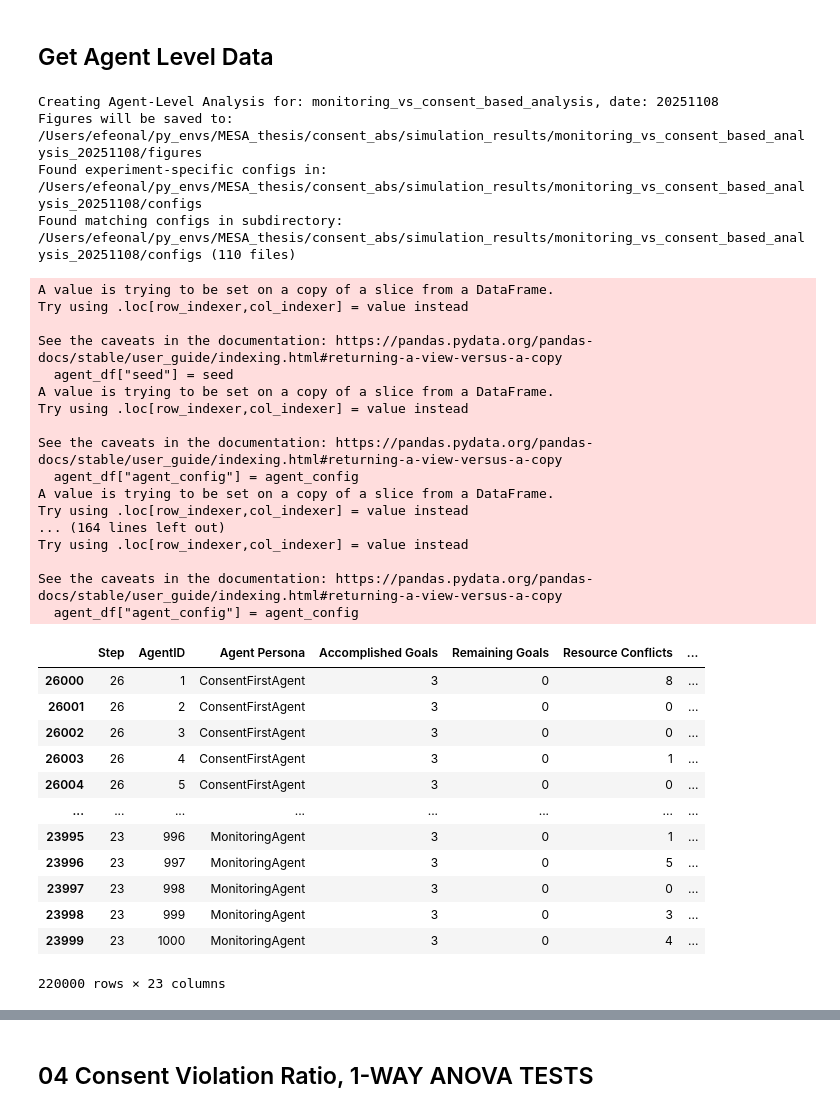
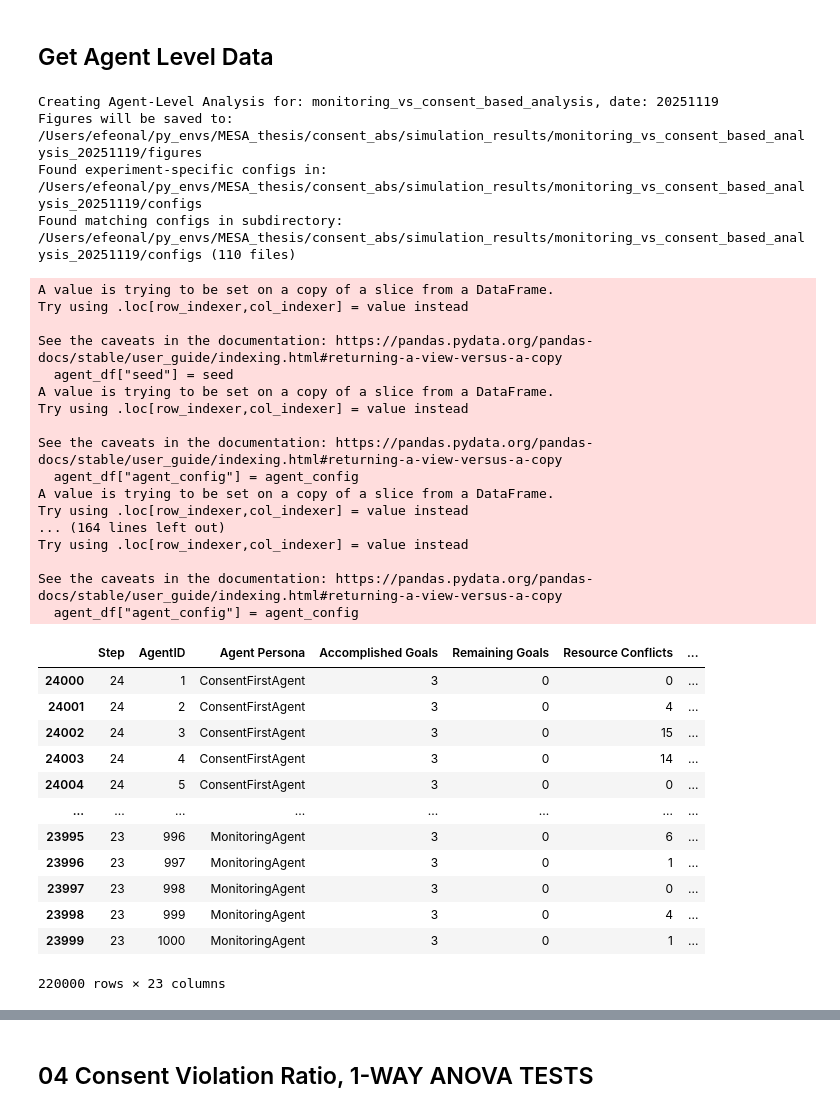
Before and after one commit to efe-onal-2016400267/consent_abs, a Jupyter notebook: analysis_scripts/DAVA_statistical_tests.ipynb, the cells around one changed output, grey strips where cells are left out. Drawn from its saved outputs; the diff is of its cells as text; code cells hidden in the pictures.

```diff
--- a/analysis_scripts/DAVA_statistical_tests.ipynb
+++ b/analysis_scripts/DAVA_statistical_tests.ipynb
@@ -22,7 +22,7 @@ sns.set_palette("husl")
 # Specify the experiment name and date to analyze
 # Set experiment_name to None to analyze all experiments
 experiment_name = "monitoring_vs_consent_based_analysis"
-experiment_date = "20251108"  # Format: YYYYMMDD
+experiment_date = "20251119"  # Format: YYYYMMDD
 # Note: The actual data is in the directory: monitoring_vs_consent_based_analysis_20251108
 # %%
 def extract_experiment_info(config_filename):
@@ -652,43 +652,43 @@ def create_agent_level_analysis(experiment_name=None, experiment_date=None):
     all_agent_values_df_all_steps["monitoring_count"] = all_agent_values_df_all_steps["agent_config"].str.split("-").str[-1].astype(int)
     return all_agent_values_df, all_agent_values_df_all_steps
 # %%
-final_agent_values, all_agent_values_df_all_steps = create_agent_level_analysis(experiment_name="monitoring_vs_consent_based_analysis", experiment_date="20251108")
+final_agent_values, all_agent_values_df_all_steps = create_agent_level_analysis(experiment_name="monitoring_vs_consent_based_analysis", experiment_date="20251119")
 #agent_mean_df
 final_agent_values
 # %% [output]
-Creating Agent-Level Analysis for: monitoring_vs_consent_based_analysis, date: 20251108
-Figures will be saved to: /Users/efeonal/py_envs/MESA_thesis/consent_abs/simulation_results/monitoring_vs_consent_based_analysis_20251108/figures
-Found experiment-specific configs in: /Users/efeonal/py_envs/MESA_thesis/consent_abs/simulation_results/monitoring_vs_consent_based_analysis_20251108/configs
-Found matching configs in subdirectory: /Users/efeonal/py_envs/MESA_thesis/consent_abs/simulation_results/monitoring_vs_consent_based_analysis_20251108/configs (110 files)
+Creating Agent-Level Analysis for: monitoring_vs_consent_based_analysis, date: 20251119
+Figures will be saved to: /Users/efeonal/py_envs/MESA_thesis/consent_abs/simulation_results/monitoring_vs_consent_based_analysis_20251119/figures
+Found experiment-specific configs in: /Users/efeonal/py_envs/MESA_thesis/consent_abs/simulation_results/monitoring_vs_consent_based_analysis_20251119/configs
+Found matching configs in subdirectory: /Users/efeonal/py_envs/MESA_thesis/consent_abs/simulation_results/monitoring_vs_consent_based_analysis_20251119/configs (110 files)
 A value is trying to be set on a copy of a slice from a DataFrame.
 Try using .loc[row_indexer,col_indexer] = value instead
 
 See the caveats in the documentation: https://pandas.pydata.org/pandas-docs/stable/user_guide/indexing.html#returning-a-view-versus-a-copy
   agent_df["seed"] = seed
 A value is trying to be set on a copy of a slice from a DataFrame.
 Try using .loc[row_indexer,col_indexer] = value instead
 
 See the caveats in the documentation: https://pandas.pydata.org/pandas-docs/stable/user_guide/indexing.html#returning-a-view-versus-a-copy
   agent_df["agent_config"] = agent_config
 A value is trying to be set on a copy of a slice from a DataFrame.
 Try using .loc[row_indexer,col_indexer] = value instead
 ... (164 lines left out)
 Try using .loc[row_indexer,col_indexer] = value instead
 
 See the caveats in the documentation: https://pandas.pydata.org/pandas-docs/stable/user_guide/indexing.html#returning-a-view-versus-a-copy
   agent_df["agent_config"] = agent_config
 |  | Step | AgentID | Agent Persona | Accomplished Goals | Remaining Goals | Resource Conflicts | ... |
-| 26000 | 26 | 1 | ConsentFirstAgent | 3 | 0 | 8 | ... |
-| 26001 | 26 | 2 | ConsentFirstAgent | 3 | 0 | 0 | ... |
-| 26002 | 26 | 3 | ConsentFirstAgent | 3 | 0 | 0 | ... |
-| 26003 | 26 | 4 | ConsentFirstAgent | 3 | 0 | 1 | ... |
-| 26004 | 26 | 5 | ConsentFirstAgent | 3 | 0 | 0 | ... |
+| 24000 | 24 | 1 | ConsentFirstAgent | 3 | 0 | 0 | ... |
+| 24001 | 24 | 2 | ConsentFirstAgent | 3 | 0 | 4 | ... |
+| 24002 | 24 | 3 | ConsentFirstAgent | 3 | 0 | 15 | ... |
+| 24003 | 24 | 4 | ConsentFirstAgent | 3 | 0 | 14 | ... |
+| 24004 | 24 | 5 | ConsentFirstAgent | 3 | 0 | 0 | ... |
 | ... | ... | ... | ... | ... | ... | ... | ... |
-| 23995 | 23 | 996 | MonitoringAgent | 3 | 0 | 1 | ... |
-| 23996 | 23 | 997 | MonitoringAgent | 3 | 0 | 5 | ... |
+| 23995 | 23 | 996 | MonitoringAgent | 3 | 0 | 6 | ... |
+| 23996 | 23 | 997 | MonitoringAgent | 3 | 0 | 1 | ... |
 | 23997 | 23 | 998 | MonitoringAgent | 3 | 0 | 0 | ... |
-| 23998 | 23 | 999 | MonitoringAgent | 3 | 0 | 3 | ... |
-| 23999 | 23 | 1000 | MonitoringAgent | 3 | 0 | 4 | ... |
+| 23998 | 23 | 999 | MonitoringAgent | 3 | 0 | 4 | ... |
+| 23999 | 23 | 1000 | MonitoringAgent | 3 | 0 | 1 | ... |
 220000 rows × 23 columns
 # %%
 all_agent_values_df_all_steps[["seed", "agent_config", "monitoring_count", "Step",  "AgentID", "Agent Persona", "Accomplished Goals"]]
```
Also changed, not shown: parts of 16 cells of this notebook, 8 other files.
